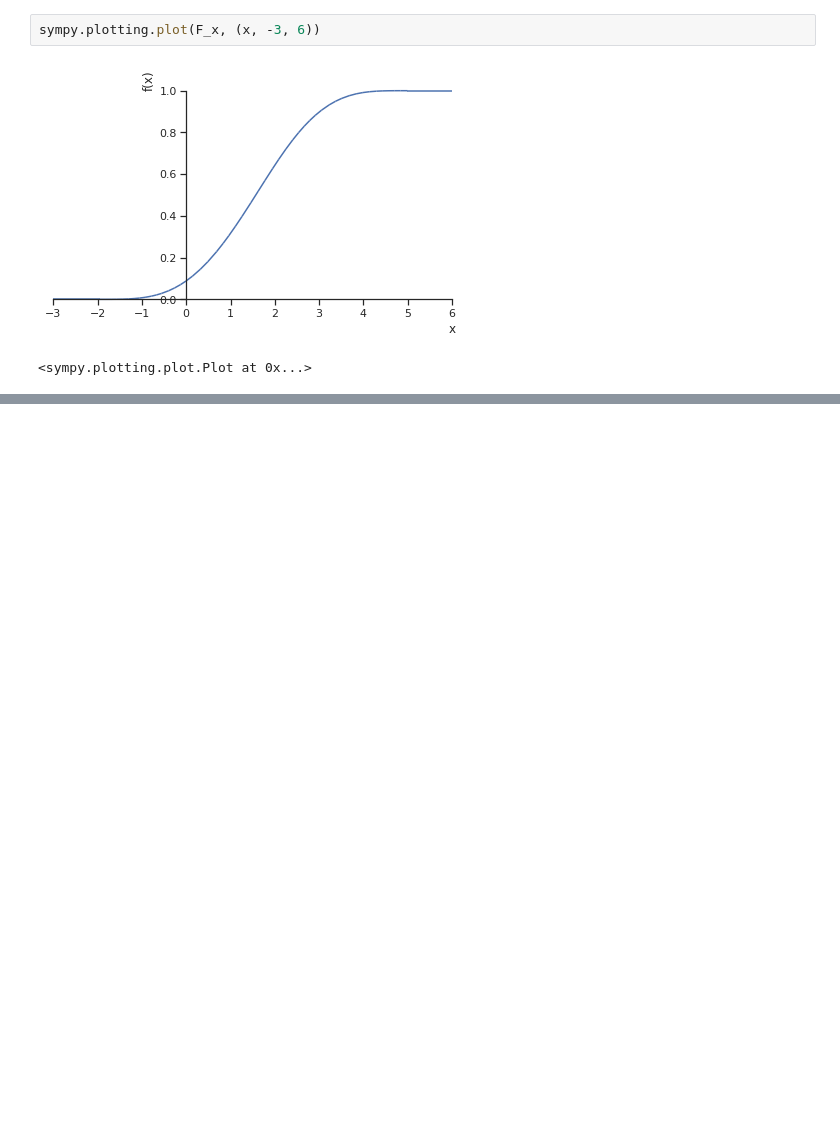
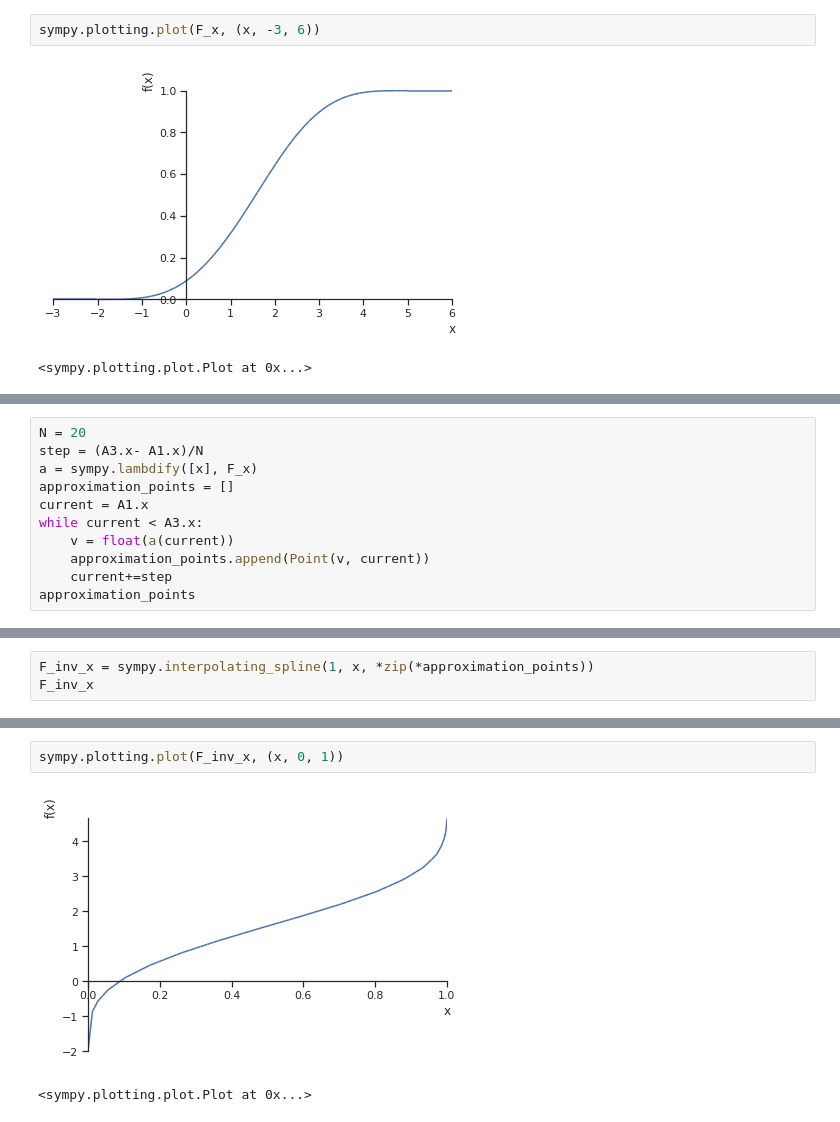
Before and after one commit to PaulRaUnite/statmethods, a Jupyter notebook: task1.ipynb, the cells around one changed output, grey strips where cells are left out. Drawn from its saved outputs; the diff is of its cells as text; blank space fills up the shorter version.

```diff
--- a/task1.ipynb
+++ b/task1.ipynb
@@ -117,0 +119,11 @@ TypeError: can't convert complex to float
+# %%
+N = 20
+step = (A3.x- A1.x)/N
+a = sympy.lambdify([x], F_x)
+approximation_points = []
+current = A1.x
+while current < A3.x:
+    v = float(a(current))
+    approximation_points.append(Point(v, current))
+    current+=step
+approximation_points
@@ -117,0 +151,3 @@ TypeError: can't convert complex to float
+# %%
+F_inv_x = sympy.interpolating_spline(1, x, *zip(*approximation_points))
+F_inv_x
@@ -117,0 +156,5 @@ TypeError: can't convert complex to float
+# %%
+sympy.plotting.plot(F_inv_x, (x, 0, 1))
+# %% [output]
+[figure, added]
+<sympy.plotting.plot.Plot at 0x...>
```
Also changed, not shown: parts of 9 cells of this notebook.
